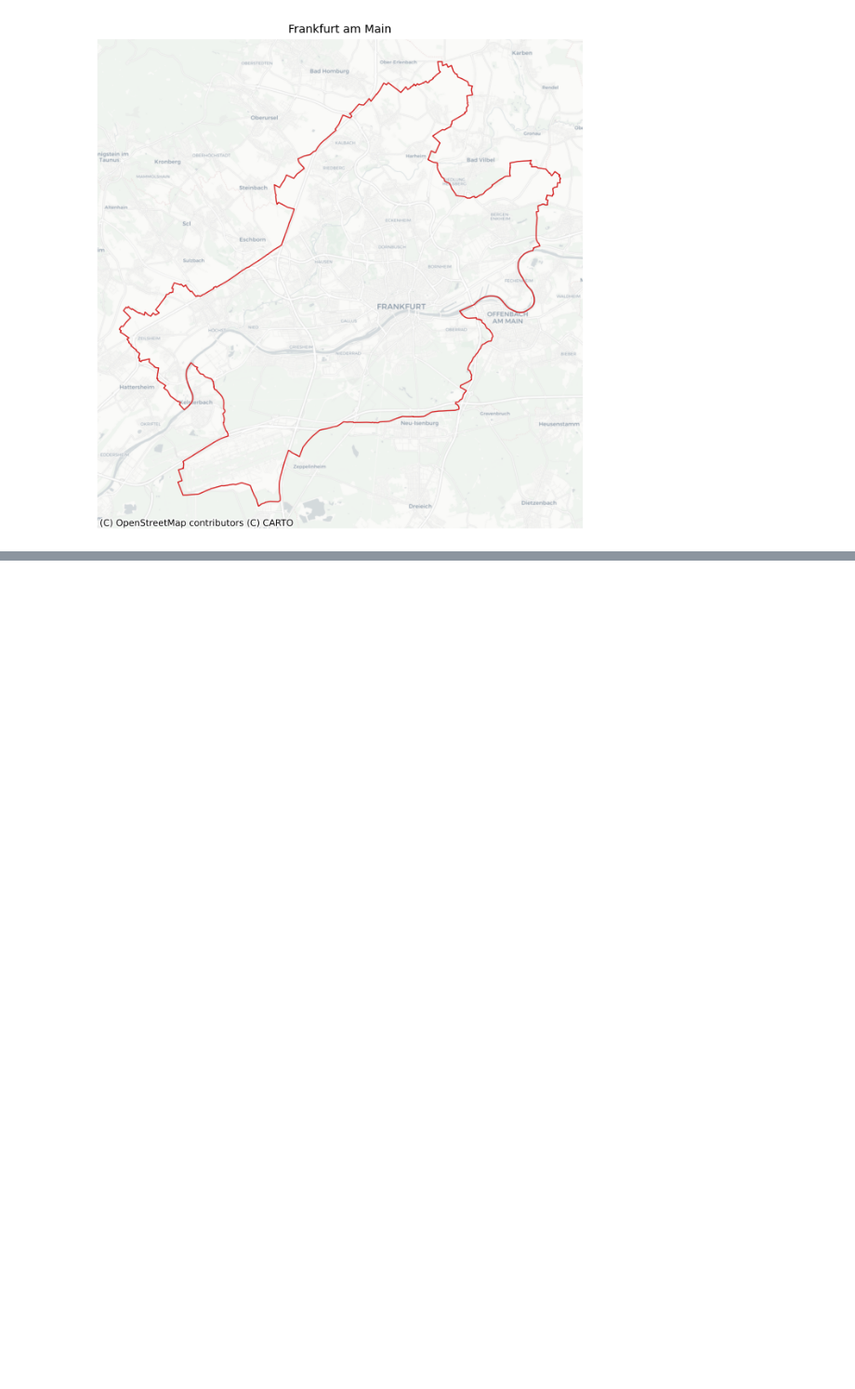
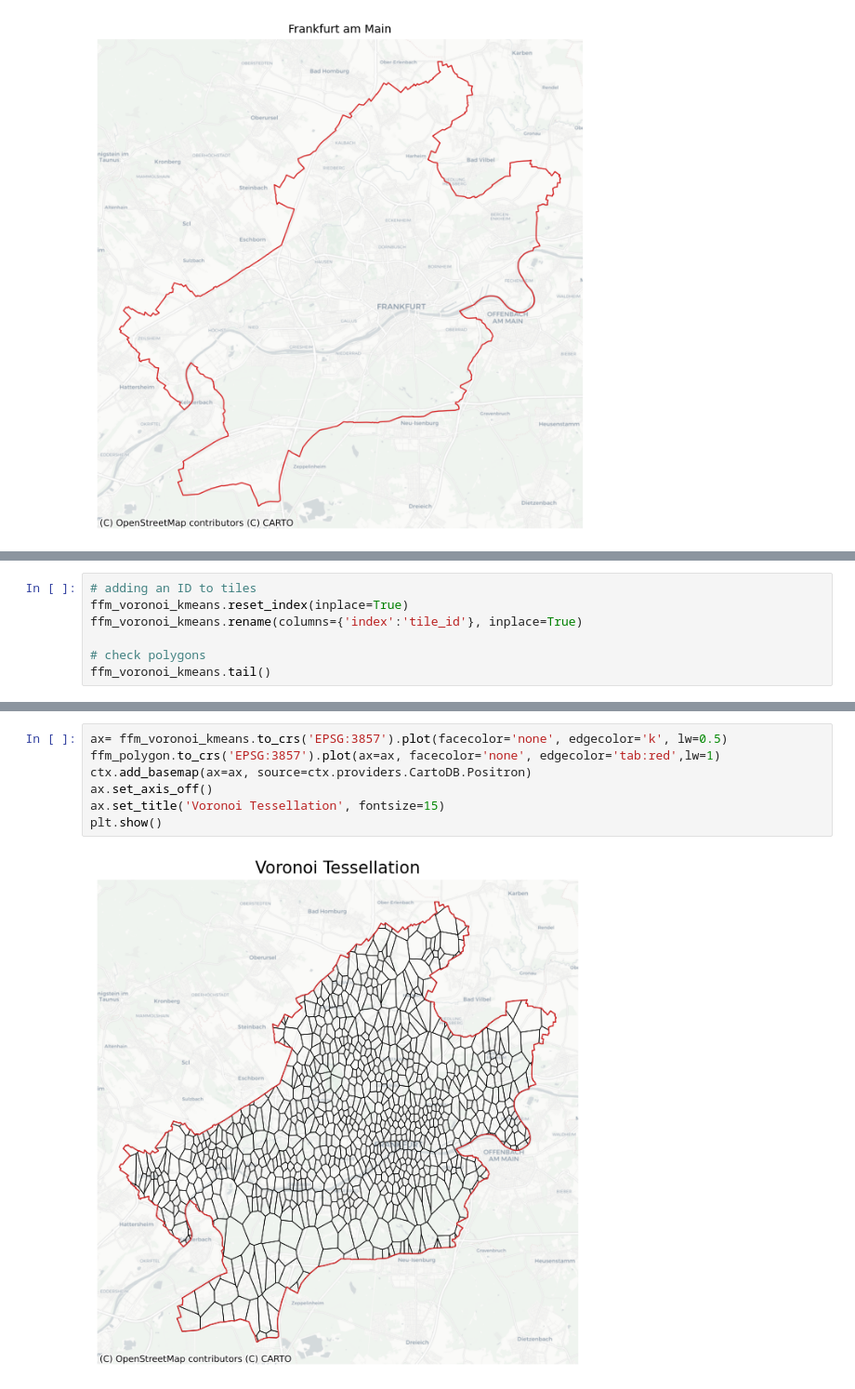
Before and after one commit to siavash-saki/tesspy, a Jupyter notebook: docs/source/example_notebooks/06_Clustering_Urban_Areas.ipynb, the cells around one changed output, grey strips where cells are left out. Shown at 93% size. Cells and saved outputs as stored; diff of their text form; blank space fills up the shorter version.

```diff
--- a/docs/source/example_notebooks/06_Clustering_Urban_Areas.ipynb
+++ b/docs/source/example_notebooks/06_Clustering_Urban_Areas.ipynb
@@ -108,0 +50,7 @@ count_amenity_qk=ffm_sqr_16.merge(amenity_unique_qk.groupby(by='tile_id').count(
+# %%
+# adding an ID to tiles
+ffm_voronoi_kmeans.reset_index(inplace=True)
+ffm_voronoi_kmeans.rename(columns={'index':'tile_id'}, inplace=True)
+
+# check polygons
+ffm_voronoi_kmeans.tail()
@@ -108,0 +64,9 @@ count_amenity_qk=ffm_sqr_16.merge(amenity_unique_qk.groupby(by='tile_id').count(
+# %%
+ax= ffm_voronoi_kmeans.to_crs('EPSG:3857').plot(facecolor='none', edgecolor='k', lw=0.5)
+ffm_polygon.to_crs('EPSG:3857').plot(ax=ax, facecolor='none', edgecolor='tab:red',lw=1)
+ctx.add_basemap(ax=ax, source=ctx.providers.CartoDB.Positron)
+ax.set_axis_off()
+ax.set_title('Voronoi Tessellation', fontsize=15)
+plt.show()
+# %% [output]
+[figure, added]
```
Also changed, not shown: parts of 37 cells of this notebook, 3 other files.
